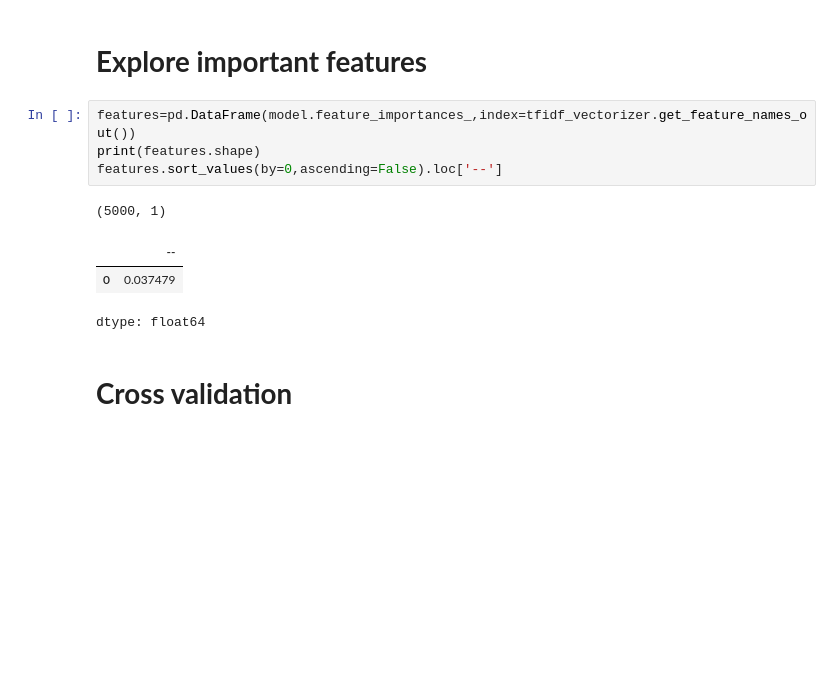
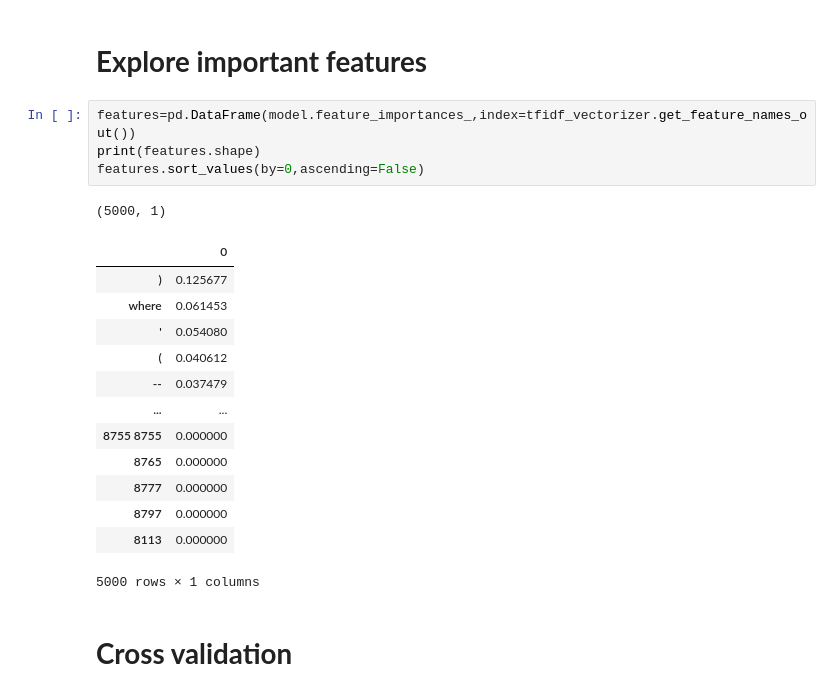
Before and after one commit to MahmoudMostafa01/SQL-injection-detection-Ai-model, a Jupyter notebook: SQL injection detection Ai model.ipynb, the cells around one changed output. Drawn from its saved outputs; the diff is of its cells as text; blank space fills up the shorter version.

```diff
--- a/SQL injection detection Ai model.ipynb
+++ b/SQL injection detection Ai model.ipynb
@@ -486,12 +545,22 @@ weighted avg       1.00      1.00      1.00      7070
 # %%
 features=pd.DataFrame(model.feature_importances_,index=tfidf_vectorizer.get_feature_names_out())
 print(features.shape)
-features.sort_values(by=0,ascending=False).loc['--']
+features.sort_values(by=0,ascending=False)
 # %% [output]
 (5000, 1)
-|  | -- |
-| 0 | 0.037479 |
+|  | 0 |
+| ) | 0.125677 |
+| where | 0.061453 |
+| ' | 0.054080 |
+| ( | 0.040612 |
+| -- | 0.037479 |
+| ... | ... |
+| 8755 8755 | 0.000000 |
+| 8765 | 0.000000 |
+| 8777 | 0.000000 |
+| 8797 | 0.000000 |
+| 8113 | 0.000000 |
-dtype: float64
+5000 rows × 1 columns
 # %% [markdown]
 # **Cross validation**
 # %%
```
Also changed, not shown: parts of 22 cells of this notebook.
